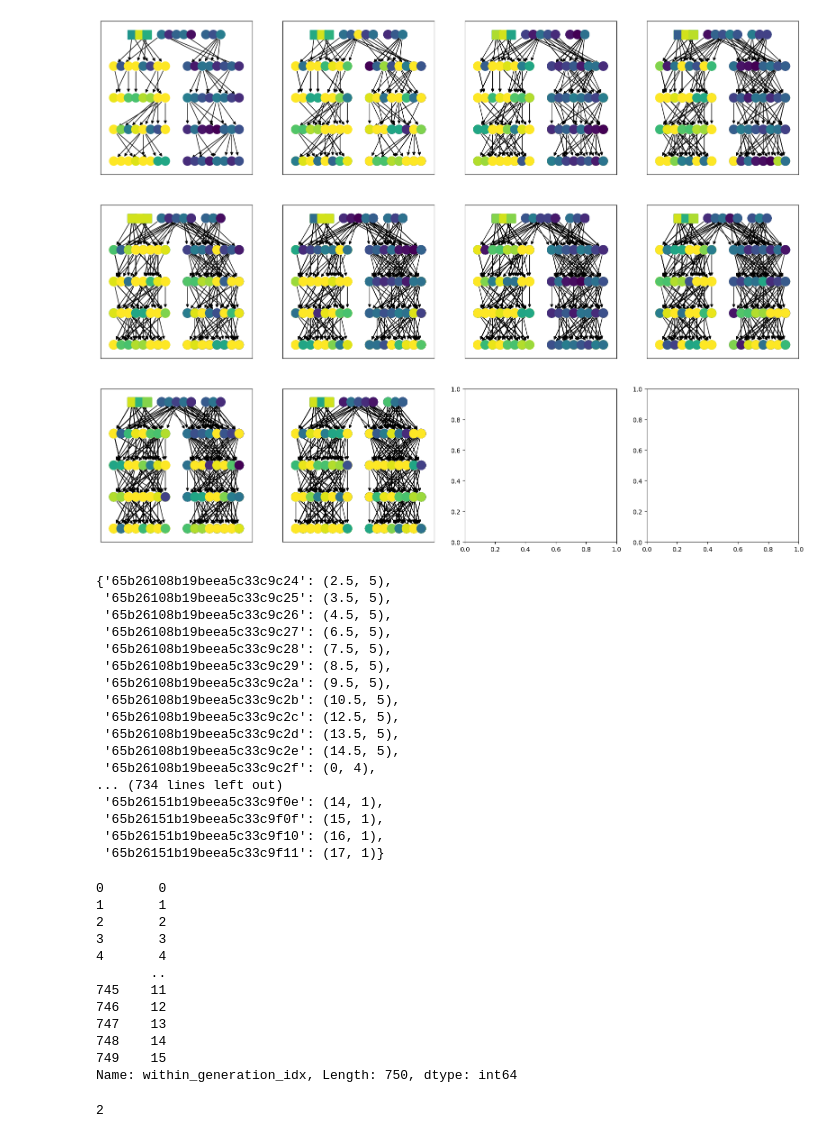
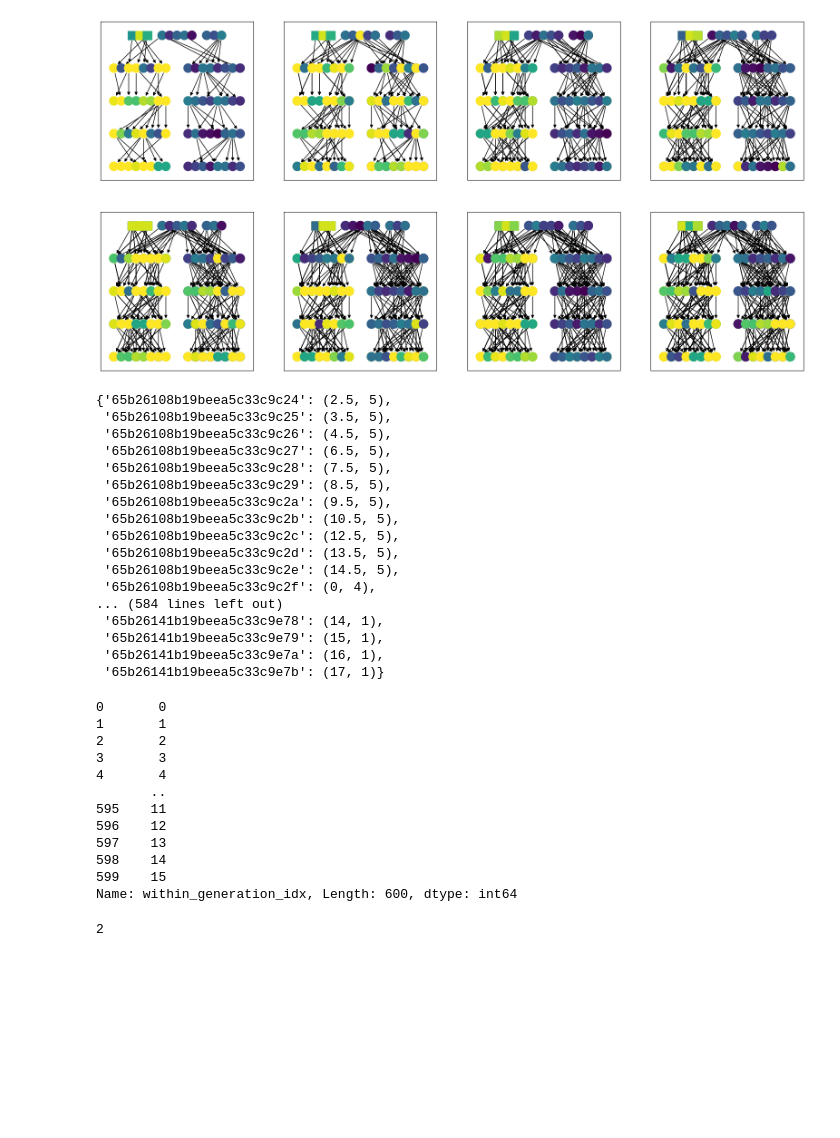
Before and after one commit to LBrinkmann/reward-network-iii, a Jupyter notebook: analysis/plot_network.ipynb, the cells around one changed output. Cells and saved outputs as stored; diff of their text form; code cells hidden in the pictures; blank space fills up the shorter version.

```diff
--- a/analysis/plot_network.ipynb
+++ b/analysis/plot_network.ipynb
@@ -9,7 +9,7 @@ experiment_type = 'reward-network-iii-6B-v1'
 experiment_type = 'reward-network-iii-7B-v1'
 experiment_type = 'reward-network-iii-8B-v1'
 experiment_type = 'reward-network-iii-8A-v1'
-experiment_type = 'sim_v2'
+experiment_type = 'sim_v3'
 player_df = pd.read_csv(os.path.join('./data/pilots/',experiment_type,'player.csv'))
 # %%
 min_player_score = player_df['player_score'].min()
@@ -35,6 +35,8 @@ node_positions = {}
 node_labels = {}
 node_shapes = {}
 node_size = 200
+
+player_df = player_df[player_df['replication_idx'] < 8]
 
 n_gen = player_df['generation'].max() + 1
 max_per_gen = player_df['within_generation_idx'].max() + 1
@@ -72,34 +74,34 @@ for rep_idx, rep_df in player_df.groupby('replication_idx'):
         node_positions[session_id] = ((player['within_generation_idx'] + x_shift), (y_shift - player['generation']))
         # Add labels
         node_labels[session_id] = player['session_name']
         # Assign shapes
         node_shapes[session_id] = 's' if player['ai_player'] else 'o'
 
 
         # Add edges
         if not pd.isna(player['advisor']):
             advisor_id = str(player['advisor'])
             G.add_edge(advisor_id, str(player['session_id']))
             if advisor_id not in node_colors:
                 # Assign a default color if advisor_id is not in player_df
                 node_colors[advisor_id] = 'gray'
 
     # Generate a list of colors for each node in the graph
     final_node_colors = [node_colors[node] for node in G.nodes()]
 
     # Draw the network
     for shape in set(node_shapes.values()):
         # Filter nodes by shape
         filtered_nodes = [node for node in G.nodes() if node_shapes[node] == shape]
         nx.draw_networkx_nodes(G, node_positions, nodelist=filtered_nodes,
                             node_color=[node_colors[node] for node in filtered_nodes],
                             node_shape=shape, node_size=node_size, ax=ax)
     nx.draw_networkx_edges(G, node_positions, edge_color='black', ax=ax)
     # nx.draw_networkx_labels(G, node_positions, labels=node_labels)
 
 plt.show()
 # %% [output]
-[figure, old version]
+[figure, new version]
 # %%
 node_positions
 # %% [output]
@@ -115,11 +117,11 @@ node_positions
  '65b26108b19beea5c33c9c2d': (13.5, 5),
  '65b26108b19beea5c33c9c2e': (14.5, 5),
  '65b26108b19beea5c33c9c2f': (0, 4),
-... (734 lines left out)
- '65b26151b19beea5c33c9f0e': (14, 1),
- '65b26151b19beea5c33c9f0f': (15, 1),
- '65b26151b19beea5c33c9f10': (16, 1),
- '65b26151b19beea5c33c9f11': (17, 1)}
+... (584 lines left out)
+ '65b26141b19beea5c33c9e78': (14, 1),
+ '65b26141b19beea5c33c9e79': (15, 1),
+ '65b26141b19beea5c33c9e7a': (16, 1),
+ '65b26141b19beea5c33c9e7b': (17, 1)}
 # %%
 player_df['within_generation_idx']
 # %% [output]
@@ -129,12 +131,12 @@ player_df['within_generation_idx']
 3       3
 4       4
        ..
-745    11
-746    12
-747    13
-748    14
-749    15
-Name: within_generation_idx, Length: 750, dtype: int64
+595    11
+596    12
+597    13
+598    14
+599    15
+Name: within_generation_idx, Length: 600, dtype: int64
 # %%
 x_shift
 # %% [output]
```
Also changed, not shown: parts of 1 cell of this notebook, 5 other files.
